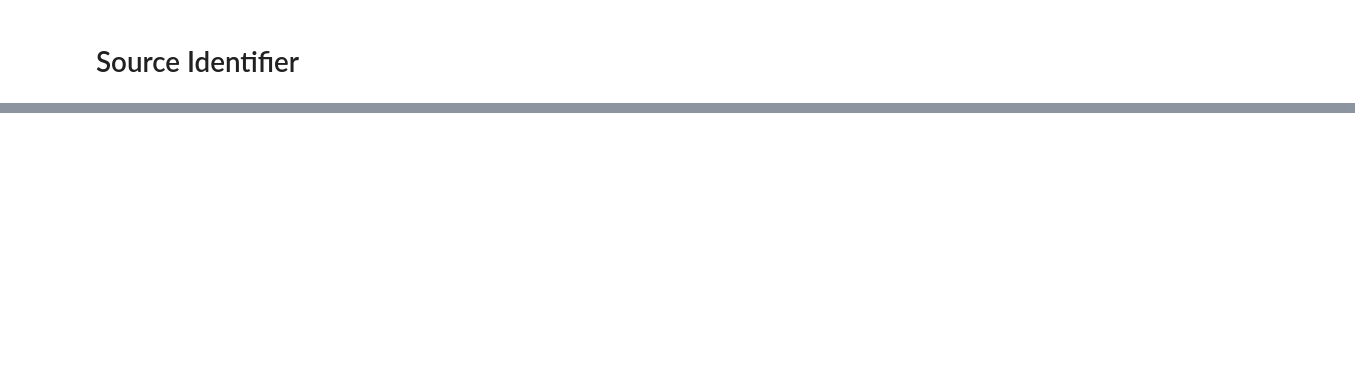
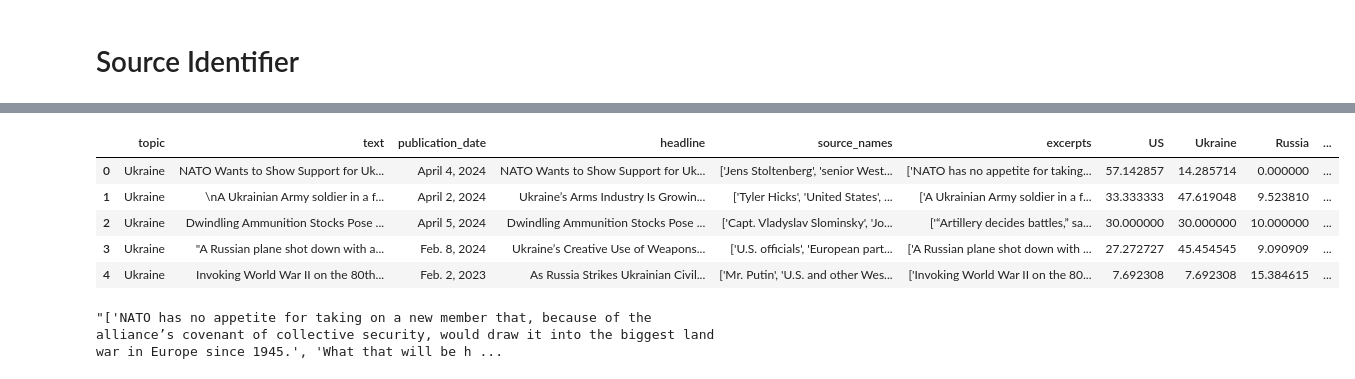
Before and after one commit to camorales197/source_analyzer, a Jupyter notebook: notebooks/pipeline.ipynb, the cells around one changed output, grey strips where cells are left out. Cells and saved outputs as stored; diff of their text form; code cells hidden in the pictures; blank space fills up the shorter version.

```diff
--- a/notebooks/pipeline.ipynb
+++ b/notebooks/pipeline.ipynb
@@ -129,3 +121,4 @@ analyzer = DataFrameLLMAnalyzer(
 # %%
-df_sources = analyzer.analyze(df=df_articles)
+df_results = df_analyzer.analyze(df=df_articles)
+df_results
 # %% [output]
@@ -167,0 +157,16 @@ Excerpt: he was quoted by The Associated Press as saying.
+# %%
+df_results['country_counts'] = df_results['countries'].apply(lambda x: {
+    "US": x.count('US'),
+    "Ukraine": x.count('Ukraine'),
+    "Russia": x.count('Russia'),
+    "Others": x.count('Others')
+})
+
+df_results['country_percentages'] = df_results['countries'].apply(lambda x: {
+    "US": x.count('US') / len(eval(x)) * 100 if len(x) > 0 else 0,
+    "Ukraine": x.count('Ukraine') / len(eval(x)) * 100 if len(x) > 0 else 0,
+    "Russia": x.count('Russia') / len(eval(x)) * 100 if len(x) > 0 else 0,
+    "Others": x.count('Others') / len(eval(x)) * 100 if len(x) > 0 else 0,
+})
+# %%
+df_results = df_results.join(df_results['country_percentages'].apply(pd.Series))
@@ -167,0 +182,11 @@ Excerpt: he was quoted by The Associated Press as saying.
+# %%
+df_results = df_results[['topic', 'text', 'publication_date', 'headline', 'source_names', 'excerpts', 'US', 'Ukraine', 'Russia', 'Others']]
+# %%
+df_results
+# %% [output]
+|  | topic | text | publication_date | headline | source_names | excerpts | US | Ukraine | Russia | ... |
+| 0 | Ukraine | NATO Wants to Show Support for Uk... | April 4, 2024 | NATO Wants to Show Support for Uk... | ['Jens Stoltenberg', 'senior West... | ['NATO has no appetite for taking... | 57.142857 | 14.285714 | 0.000000 | ... |
+| 1 | Ukraine | \nA Ukrainian Army soldier in a f... | April 2, 2024 | Ukraine’s Arms Industry Is Growin... | ['Tyler Hicks', 'United States', ... | ['A Ukrainian Army soldier in a f... | 33.333333 | 47.619048 | 9.523810 | ... |
+| 2 | Ukraine | Dwindling Ammunition Stocks Pose ... | April 5, 2024 | Dwindling Ammunition Stocks Pose ... | ['Capt. Vladyslav Slominsky', 'Jo... | ['“Artillery decides battles,” sa... | 30.000000 | 30.000000 | 10.000000 | ... |
+| 3 | Ukraine | "A Russian plane shot down with a... | Feb. 8, 2024 | Ukraine’s Creative Use of Weapons... | ['U.S. officials', 'European part... | ['A Russian plane shot down with ... | 27.272727 | 45.454545 | 9.090909 | ... |
+| 4 | Ukraine | Invoking World War II on the 80th... | Feb. 2, 2023 | As Russia Strikes Ukrainian Civil... | ['Mr. Putin', 'U.S. and other Wes... | ['Invoking World War II on the 80... | 7.692308 | 7.692308 | 15.384615 | ... |
@@ -167,0 +195,4 @@ Excerpt: he was quoted by The Associated Press as saying.
+# %%
+df_results['excerpts'][0]
+# %% [output]
+"['NATO has no appetite for taking on a new member that, because of the alliance’s covenant of collective security, would draw it into the biggest land war in Europe since 1945.', 'What that will be h ...
```
Also changed, not shown: parts of 20 cells of this notebook, 5 other files.
